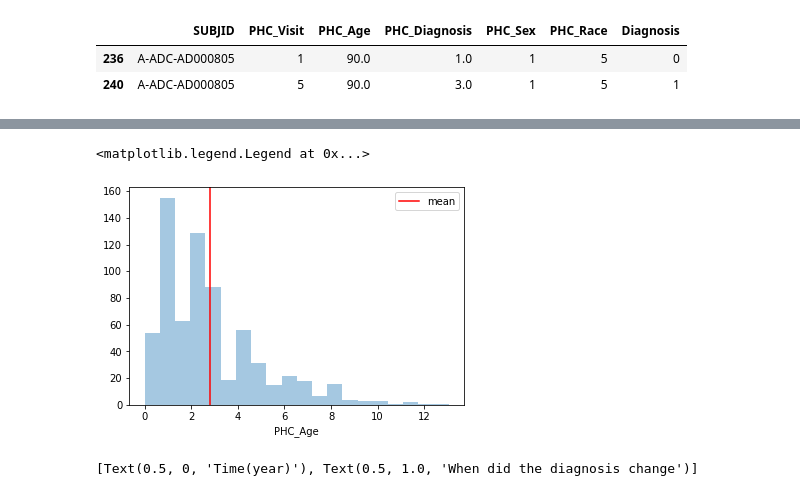
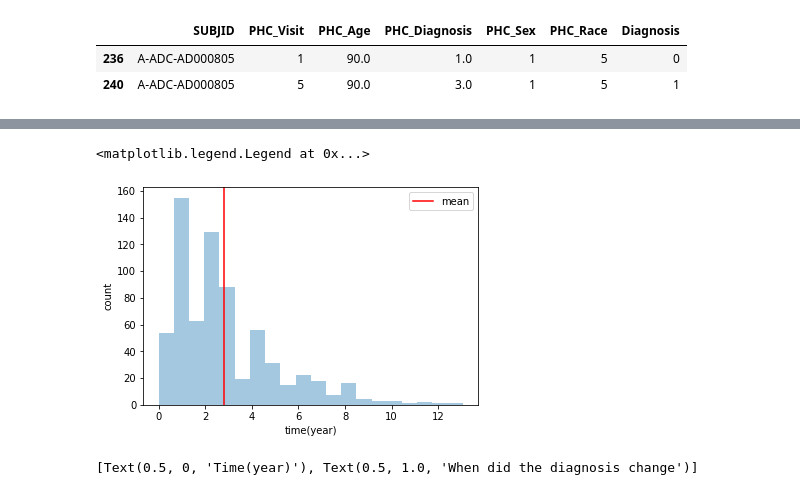
Before and after one commit to teresa-sansan/ADSP_polyfun, a Jupyter notebook: analysis/survival.ipynb, the cells around one changed output, grey strips where cells are left out. Cells and saved outputs as stored; diff of their text form; code cells hidden in the pictures.

```diff
--- a/analysis/survival.ipynb
+++ b/analysis/survival.ipynb
@@ -102,3 +118,14 @@ Diagnosis 0/1
 0    17978
 1     5855
 Name: Diagnosis, dtype: int64
+# %%
+# Age
+new_pheno.loc[new_pheno['PHC_Age'] == '90+', 'PHC_Age'] = 90
+new_pheno.PHC_Age = new_pheno.PHC_Age.astype('float')
+
+## Change sex to 0 and 1
+new_pheno["PHC_Sex"] = new_pheno.PHC_Sex-1
+
+## Change ethnicity
+ethnicity_dict = {1:'AMR',2:'ASIAN',3:'AFR', 4:'Islander',5:'EUR',6:'NAN'}
+new_pheno["PHC_Race"] = new_pheno.PHC_Race.map(ethnicity_dict)
@@ -134,9 +157,7 @@ change_status[(change_status.Diagnosis > 0 )& (change_status.Diagnosis <1)]
 # %%
 ## extract the SUBJID and which visit does the diagnosis change.
-
 ## Extract samples with multiple visit
 multi_visit = new_pheno[new_pheno.duplicated(subset=['SUBJID'], keep = False)]
-multi_visit = multi_visit[~multi_visit.duplicated(subset=['SUBJID', 'Diagnosis'])] ## remove rows with the same diagnosis
-
-changed_diag = multi_visit[multi_visit.duplicated(subset=['SUBJID'], keep = False)]
+changed_diag = multi_visit[~multi_visit.duplicated(subset=['SUBJID', 'Diagnosis'])] ## remove rows with the same diagnosis
+changed_diag = changed_diag[changed_diag.duplicated(subset=['SUBJID'], keep = False)]
 # %%
@@ -282,5 +268 @@ changed_diag
 1376 rows × 7 columns
-# %%
-#changed_diag[changed_diag.PHC_Age == '90+']
-changed_diag.loc[changed_diag['PHC_Age'] == '90+', 'PHC_Age'] = 90
-changed_diag.PHC_Age = changed_diag.PHC_Age.astype('float')
@@ -302,2 +285,3 @@ Name: PHC_Age, Length: 688, dtype: float64
 # %%
-case = changed_diag.loc[:,['SUBJID', 'PHC_Sex', 'PHC_Race']].drop_duplicates()
+case = changed_diag.drop_duplicates(subset = ['SUBJID', 'PHC_Sex', 'PHC_Race'], keep = 'last')
+case['time'] = changed_diag.groupby('SUBJID')['PHC_Age'].diff().dropna().values
@@ -372,10 +359,12 @@ import seaborn as sns
 # %%
 ax = sns.distplot(case.time, kde = False)
 plt.axvline(x=case.time.mean(), color='red', label= 'mean')
+plt.xlabel('time(year)')
+plt.ylabel('count')
 plt.legend(loc='upper right')
 # %% [output]
 <matplotlib.legend.Legend at 0x...>
-[figure, old version]
+[figure, new version]
 # %%
 ax = sns.violinplot(x= case.time, color='lightblue')
 ax.set(xlabel='Time(year)', title='When did the diagnosis change')
```
Also changed, not shown: parts of 43 cells of this notebook.
